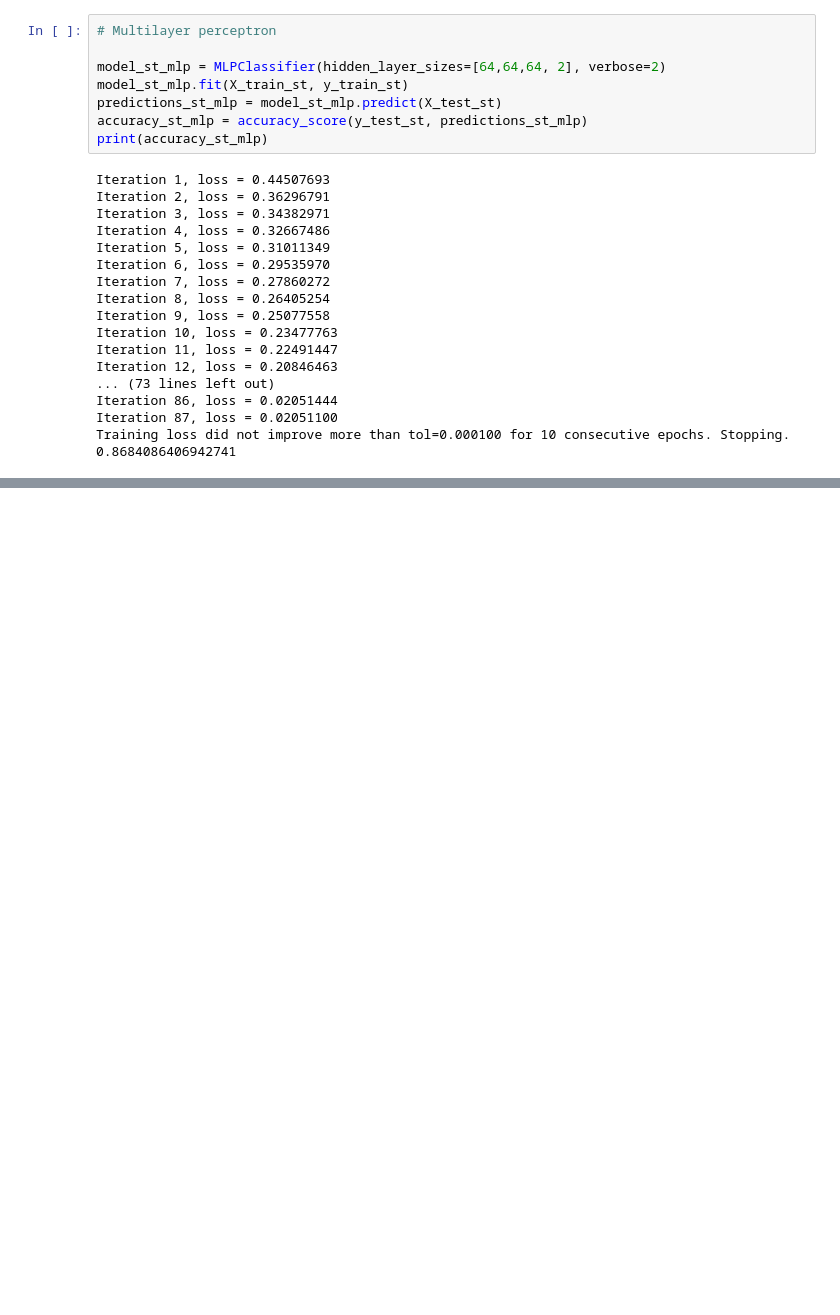
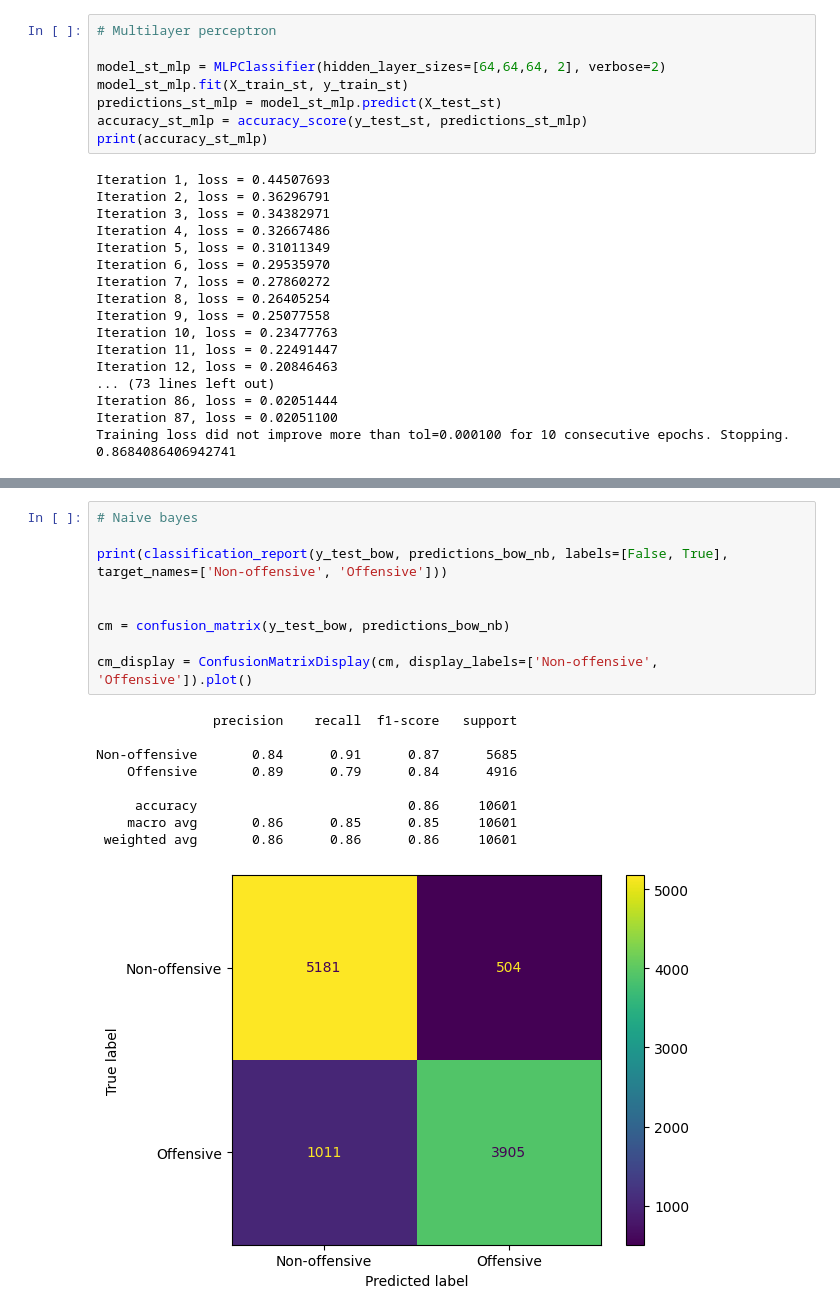
Before and after one commit to emirryilmazz/Team10_ClassificationOfInappropriateOrOffensiveText, a Jupyter notebook: project.ipynb, the cells around one changed output, grey strips where cells are left out. Saved outputs shown, nothing was run; the diff lists cells and outputs as text; blank space fills up the shorter version.

```diff
--- a/project.ipynb
+++ b/project.ipynb
@@ -455,0 +496,19 @@ Training loss did not improve more than tol=0.000100 for 10 consecutive epochs.
+# %%
+# Naive bayes
+
+print(classification_report(y_test_bow, predictions_bow_nb, labels=[False, True], target_names=['Non-offensive', 'Offensive']))
+
+
+cm = confusion_matrix(y_test_bow, predictions_bow_nb)
+
+cm_display = ConfusionMatrixDisplay(cm, display_labels=['Non-offensive', 'Offensive']).plot()
+# %% [output]
+               precision    recall  f1-score   support
+
+Non-offensive       0.84      0.91      0.87      5685
+    Offensive       0.89      0.79      0.84      4916
+
+     accuracy                           0.86     10601
+    macro avg       0.86      0.85      0.85     10601
+ weighted avg       0.86      0.86      0.86     10601
+[figure, added]
```
Also changed, not shown: parts of 4 cells of this notebook.
